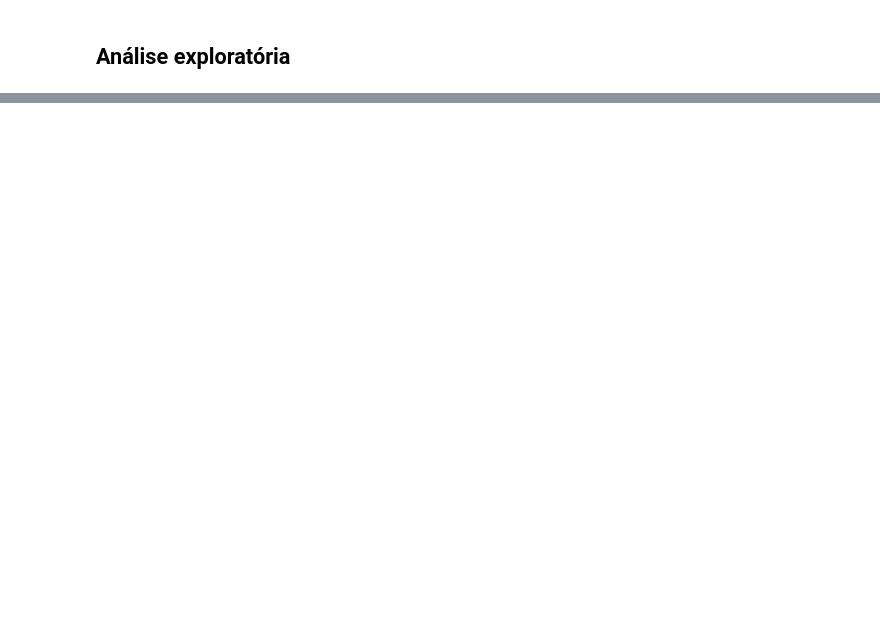
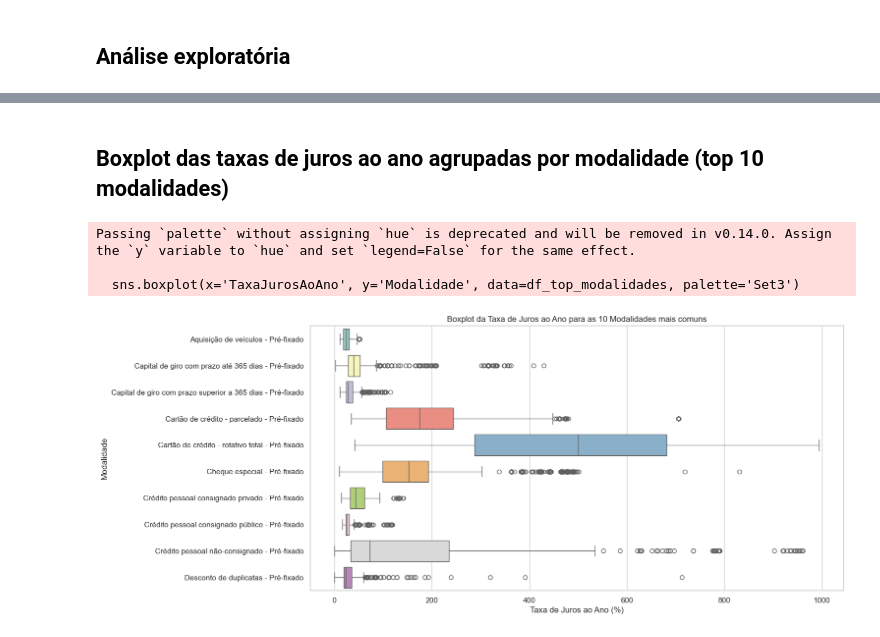
Before and after one commit to LouisyRodrigues7/API_Taxas_juros, a Jupyter notebook: Relatorio.ipynb, the cells around one changed output, grey strips where cells are left out. Saved outputs shown, nothing was run; the diff lists cells and outputs as text; code cells hidden in the pictures; blank space fills up the shorter version.

```diff
--- a/Relatorio.ipynb
+++ b/Relatorio.ipynb
@@ -554,0 +347,17 @@ datatrimestre
+# %% [markdown]
+## Boxplot das taxas de juros ao ano agrupadas por modalidade (top 10 modalidades)
+# %%
+top_modalidades = df['Modalidade'].value_counts().head(10).index
+df_top_modalidades = df[df['Modalidade'].isin(top_modalidades)]
+
+plt.figure(figsize=(14,7))
+sns.boxplot(x='TaxaJurosAoAno', y='Modalidade', data=df_top_modalidades, palette='Set3')
+plt.title('Boxplot da Taxa de Juros ao Ano para as 10 Modalidades mais comuns')
+plt.xlabel('Taxa de Juros ao Ano (%)')
+plt.ylabel('Modalidade')
+plt.show()
+# %% [output]
+Passing `palette` without assigning `hue` is deprecated and will be removed in v0.14.0. Assign the `y` variable to `hue` and set `legend=False` for the same effect.
+
+  sns.boxplot(x='TaxaJurosAoAno', y='Modalidade', data=df_top_modalidades, palette='Set3')
+[figure, added]
```
Also changed, not shown: parts of 76 cells of this notebook, 2 other files.
